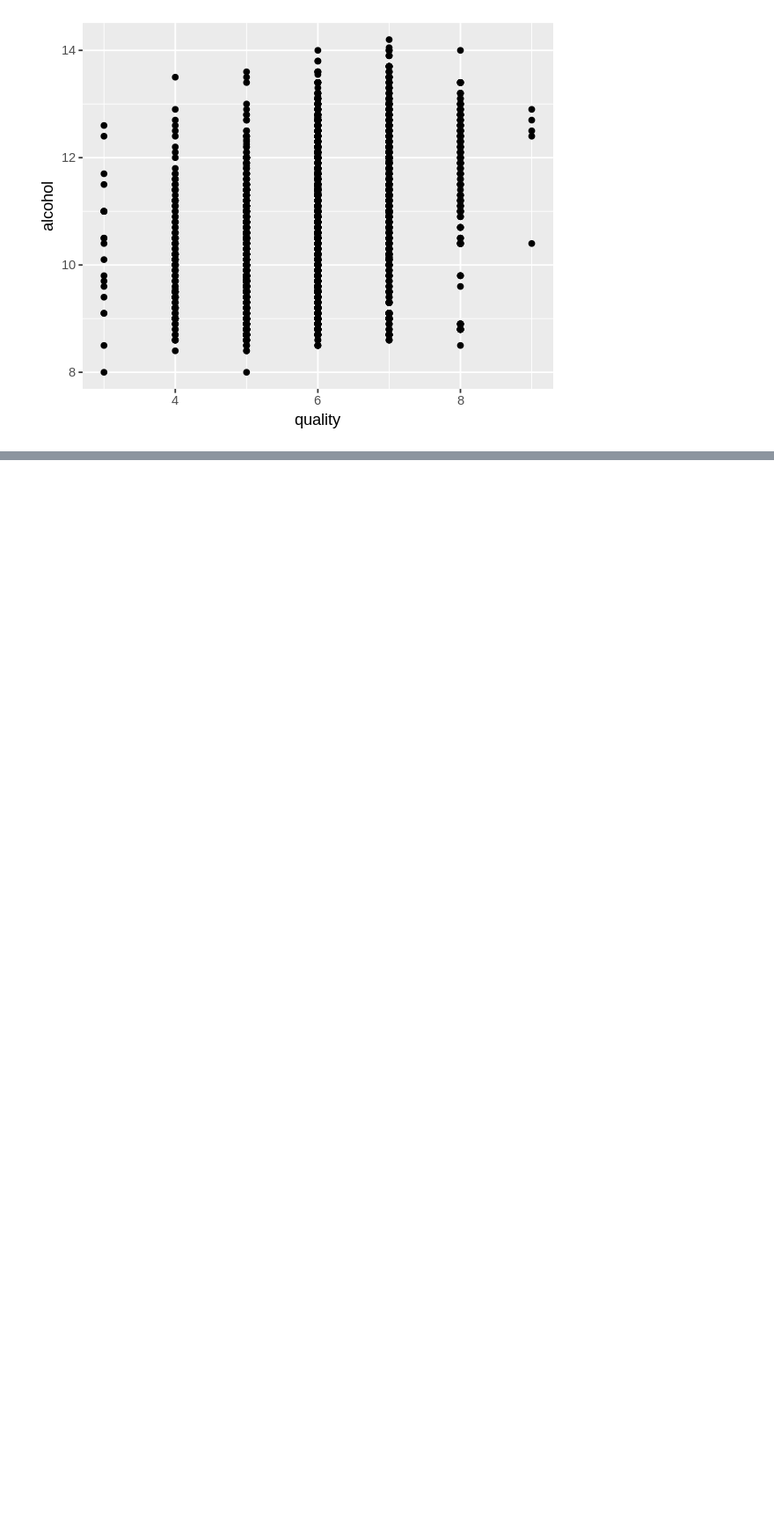
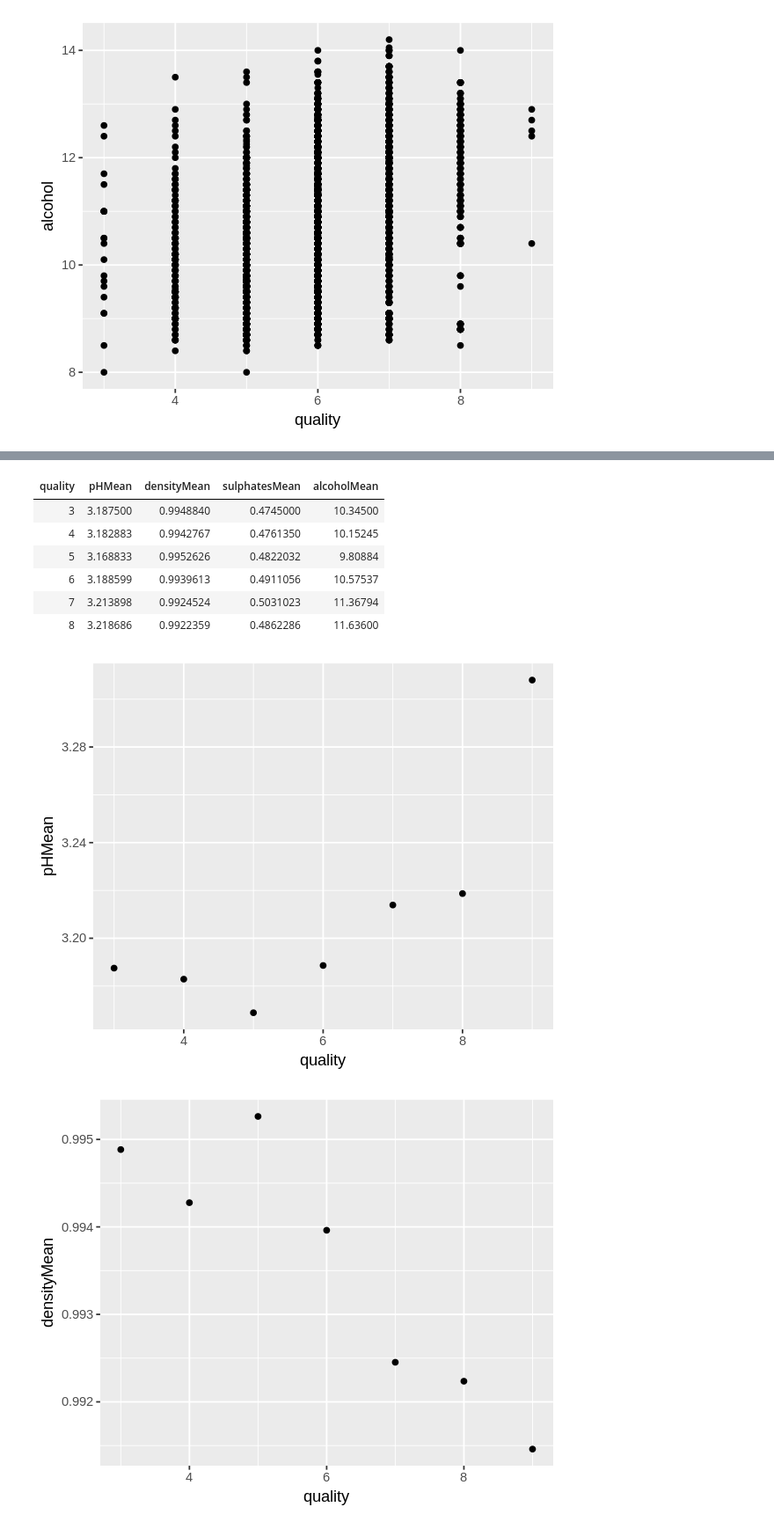
Before and after one commit to ivan-fediaev/DSCI-project, a Jupyter notebook: Project.ipynb, the cells around one changed output, grey strips where cells are left out. Shown at 88% size. Drawn from its saved outputs; the diff is of its cells as text; code cells hidden in the pictures; blank space fills up the shorter version.

```diff
--- a/Project.ipynb
+++ b/Project.ipynb
@@ -547,0 +582,30 @@ plot_alcohol_quality_white
+# %%
+white_data_mutated<- white_data %>%
+    group_by(quality) %>%
+    summarize(pHMean = mean(pH), densityMean = mean(density), sulphatesMean = mean(sulphates), alcoholMean = mean(alcohol))
+head(white_data_mutated)
+white_data_mutated %>%
+    ggplot(aes(x=quality, y=pHMean)) +
+    geom_point()
+
+white_data_mutated %>%
+    ggplot(aes(x=quality, y=densityMean)) +
+    geom_point()
+
+white_data_mutated %>%
+    ggplot(aes(x=quality, y=sulphatesMean)) +
+    geom_point()
+
+white_data_mutated %>%
+    ggplot(aes(x=quality, y=alcoholMean)) +
+    geom_point()
+# %% [output]
+| quality | pHMean | densityMean | sulphatesMean | alcoholMean |
+| 3 | 3.187500 | 0.9948840 | 0.4745000 | 10.34500 |
+| 4 | 3.182883 | 0.9942767 | 0.4761350 | 10.15245 |
+| 5 | 3.168833 | 0.9952626 | 0.4822032 | 9.80884 |
+| 6 | 3.188599 | 0.9939613 | 0.4911056 | 10.57537 |
+| 7 | 3.213898 | 0.9924524 | 0.5031023 | 11.36794 |
+| 8 | 3.218686 | 0.9922359 | 0.4862286 | 11.63600 |
+[figure, added]
+[figure, added]
```
Also changed, not shown: parts of 3 cells of this notebook.
